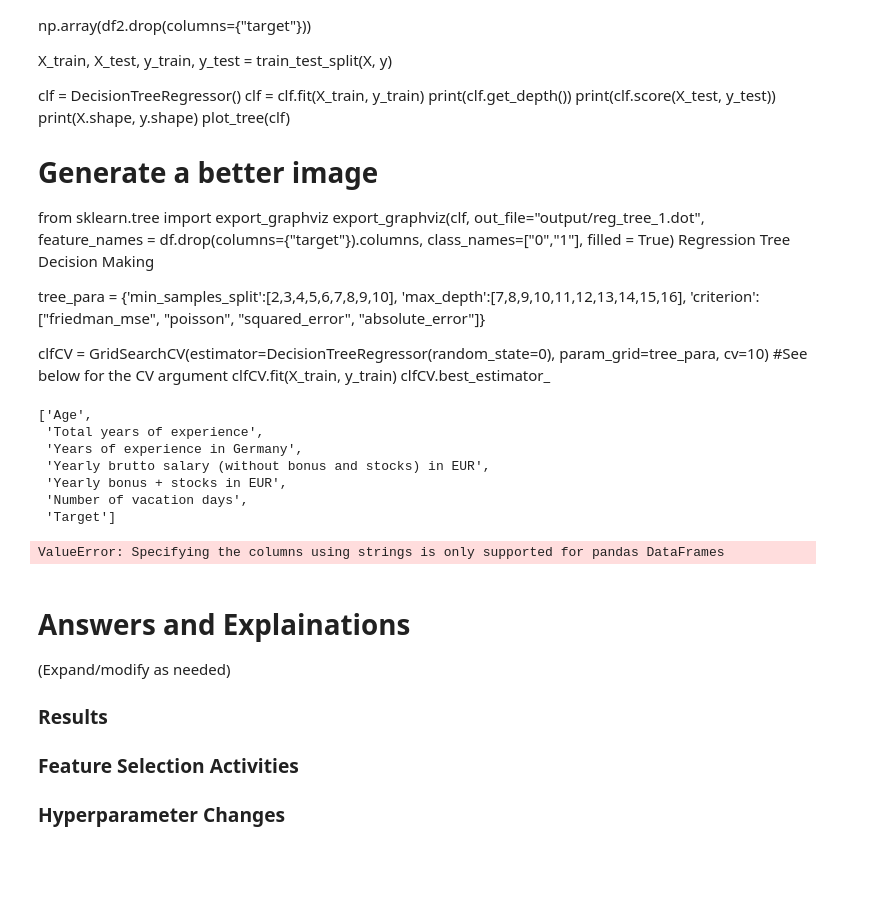
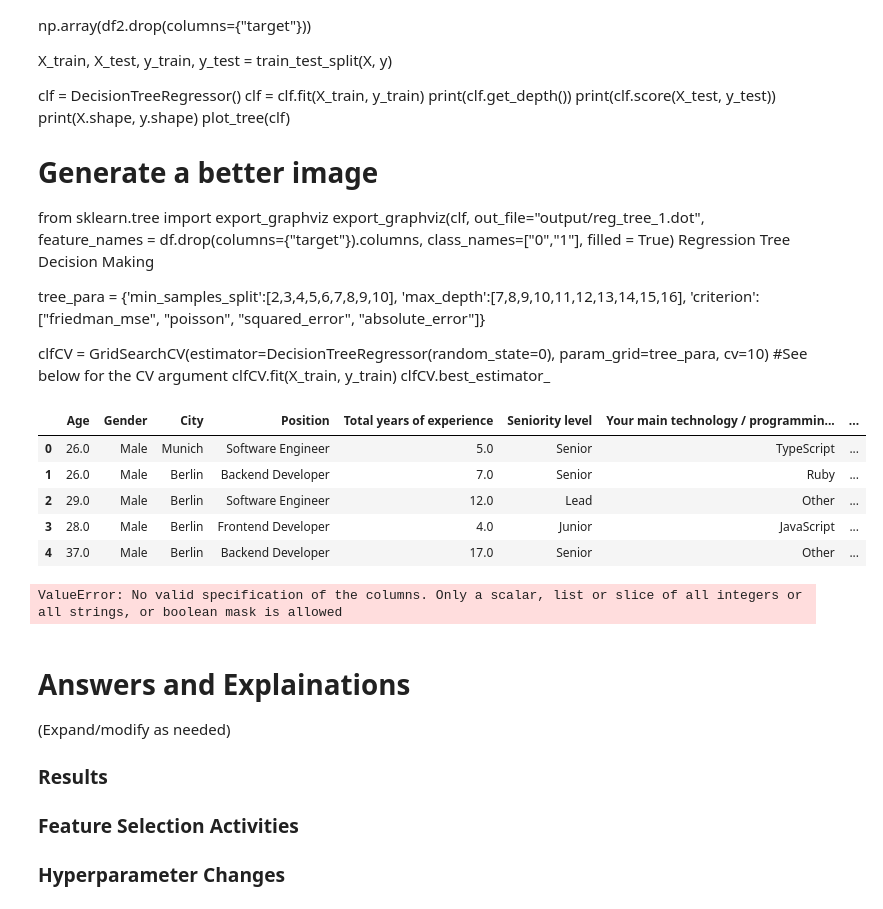
Before and after one commit to zareeiant/ItML_Asn_2_Students, a Jupyter notebook: Lost.ipynb, the cells around one changed output. Drawn from its saved outputs; the diff is of its cells as text; code cells hidden in the pictures; blank space fills up the shorter version.

```diff
--- a/Lost.ipynb
+++ b/Lost.ipynb
@@ -375,7 +367,7 @@ df['Age']=df['Age'].fillna(df['Age'].mean())
 df['Yearly brutto salary (without bonus and stocks) in EUR']=df['Yearly brutto salary (without bonus and stocks) in EUR'].fillna(df['Yearly brutto salary (without bonus and stocks) in EUR'].mean())
 df['Yearly bonus + stocks in EUR']=df['Yearly bonus + stocks in EUR'].fillna(df['Yearly bonus + stocks in EUR'].mean())
 df['Number of vacation days']=df['Number of vacation days'].fillna(df['Number of vacation days'].mean())
-df["Years of experience in Germany"]=df["Years of experience in Germany"].fillna(df["Years of experience in Germany"].mean())
+#df["Years of experience in Germany"]=df["Years of experience in Germany"].fillna(df["Years of experience in Germany"].mean())
 df["Target"]=df["Target"].fillna(df["Target"].mean())
 # %%
 df.info()
@@ -547,16 +539,15 @@ tree_para = {'min_samples_split':[2,3,4,5,6,7,8,9,10],
 clfCV = GridSearchCV(estimator=DecisionTreeRegressor(random_state=0), param_grid=tree_para, cv=10) #See below for the CV argument
 clfCV.fit(X_train, y_train)
 clfCV.best_estimator_
-# %%
-numerical
-# %% [output]
-['Age',
- 'Total years of experience',
- 'Years of experience in Germany',
- 'Yearly brutto salary (without bonus and stocks) in EUR',
- 'Yearly bonus + stocks in EUR',
- 'Number of vacation days',
- 'Target']
+# %%
+df.head()
+# %% [output]
+|  | Age | Gender | City | Position | Total years of experience | Seniority level | Your main technology / programmin... | ... |
+| 0 | 26.0 | Male | Munich | Software Engineer | 5.0 | Senior | TypeScript | ... |
+| 1 | 26.0 | Male | Berlin | Backend Developer | 7.0 | Senior | Ruby | ... |
+| 2 | 29.0 | Male | Berlin | Software Engineer | 12.0 | Lead | Other | ... |
+| 3 | 28.0 | Male | Berlin | Frontend Developer | 4.0 | Junior | JavaScript | ... |
+| 4 | 37.0 | Male | Berlin | Backend Developer | 17.0 | Senior | Other | ... |
 # %%
 import numpy as np
 import pandas as pd
@@ -577,48 +568,5 @@ from sklearn.linear_model import LinearRegression
 
 
 # Select the best features using mutual information
-df= pd.get_dummies(df, drop_first=True)
 y = df["Target"]
 X = df.drop(columns={"Target"})
-selector = SelectKBest(score_func=mutual_info_regression, k=5)
-X = selector.fit_transform(X, y)
-
-# Split the data into training and testing sets
-X_train, X_test, y_train, y_test = train_test_split(X, y, test_size=0.2, random_state=0)
-
-# Define the categorical and numerical features
-numeric_features = numerical
-numeric_transformer= Pipeline( steps=[
-        ("scaler", MinMaxScaler())
-    ])
-categorical_features = categorical
-categorical_transformer=OneHotEncoder(handle_unknown="ignore")
-
-# Apply one-hot encoding to the categorical features and keep the numerical features as they are
-preprocessor = ColumnTransformer(
-    transformers=[
-        ('num',numeric_transformer,numeric_features),
-        ('cat', categorical_transformer, categorical_features)
-    ])
-
-# Define the hyperparameters to search
-param_grid = {'tree__max_depth': [2, 4, 6, 8, 10],
-              'tree__min_samples_split': [2, 4, 6, 8, 10]}
-
-# Train the decision tree model using grid search and one-hot encoding
-pipeline_steps = [('pre', preprocessor),('SGD', LinearRegression()) ]
-pipe = Pipeline(pipeline_steps)
-pipe.fit(X_train,y_train)
-cv=cross_val_score(pipe,X_train, y_train.ravel(), cv=5)
-print("Testing Score:", pipe.score(X_test,y_test))
-#grid_search = GridSearchCV(pipe, param_grid, cv=5, scoring='neg_mean_squared_error')
-#grid_search.fit(X_train, y_train)
-
-# Predict the salaries on the test set
-#y_pred = grid_search.predict(X_test)
-
-# Evaluate the model using mean squared error
-#mse = mean_squared_error(y_test, y_pred)
-#print("Mean Squared Error:", mse)
-# %% [output]
-ValueError: Specifying the columns using strings is only supported for pandas DataFrames
@@ -625,3 +589,13 @@ ValueError: Specifying the columns using strings is only supported for pandas Da
+# %%
+# Train the decision tree model using grid search and one-hot encoding
+pipeline_steps = [('pre', preprocessor),('SGD', LinearRegression()) ]
+pipe = Pipeline(pipeline_steps)
+pipe.fit(X_train,y_train)
+pipe.fit(X_train,y_train)
+cv=cross_val_score(pipe,X_train, y_train.ravel(), cv=5)
+print("Testing Score:", pipe.score(X_test,y_test))
+# %% [output]
+ValueError: No valid specification of the columns. Only a scalar, list or slice of all integers or all strings, or boolean mask is allowed
 # %% [markdown]
 
 # Answers and Explainations
```
Also changed, not shown: parts of 14 cells of this notebook, 1 other file.
